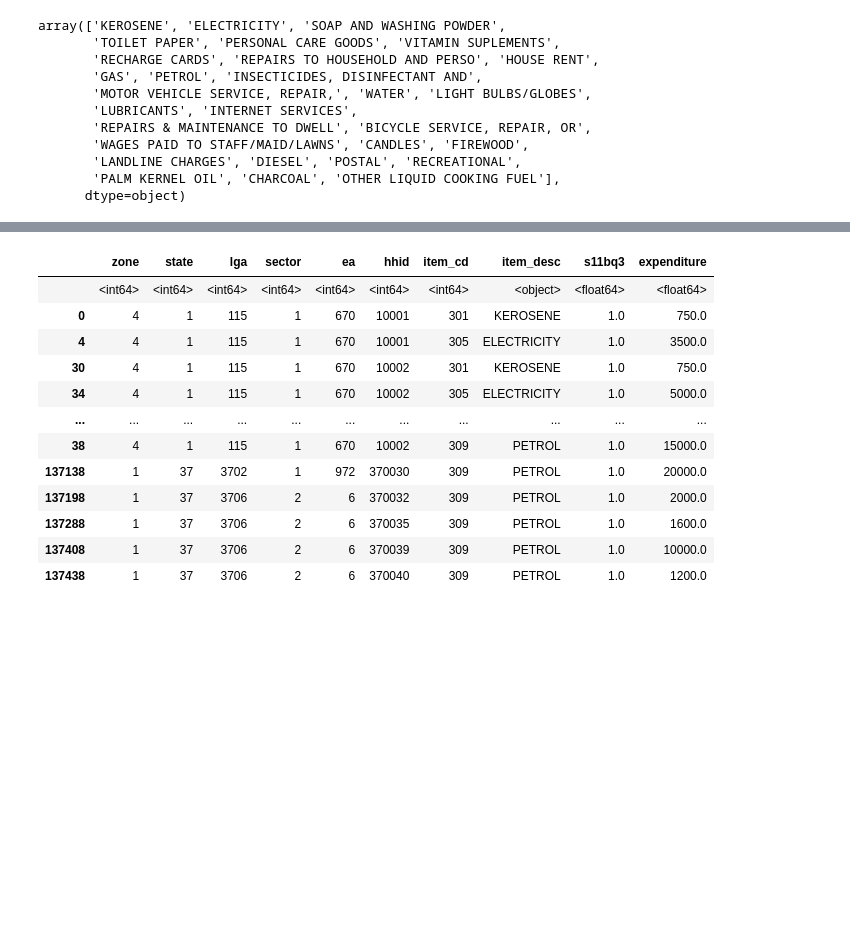
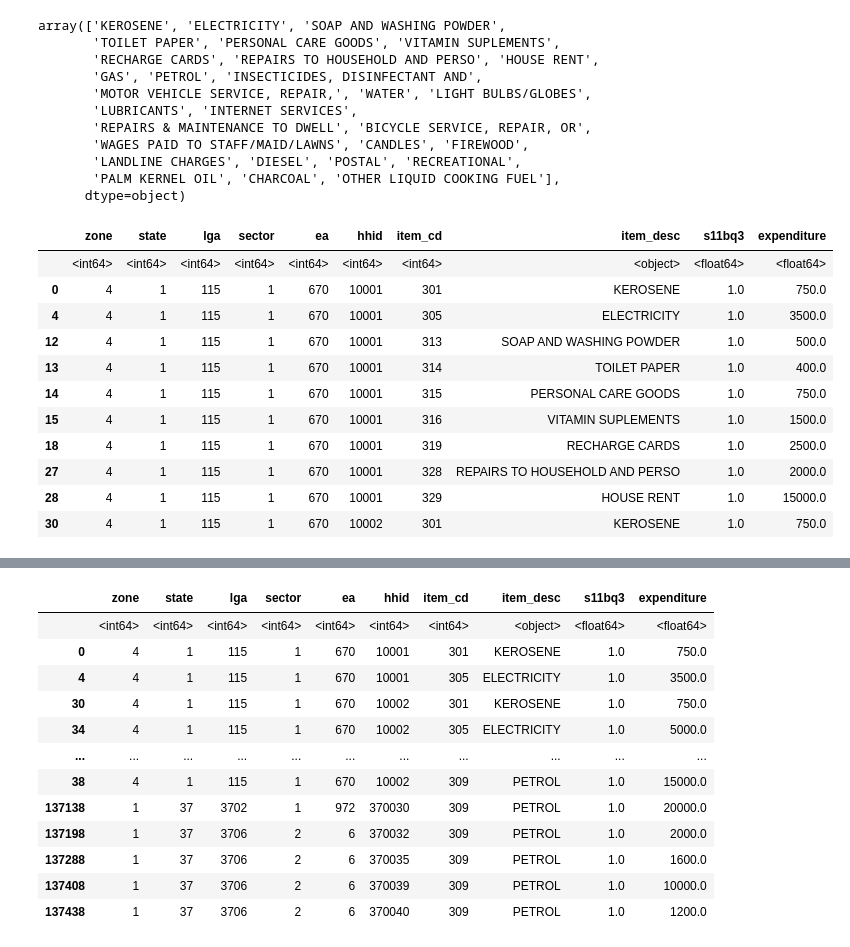
Before and after one commit to FlaviaMasese/Practice-Dash, a Jupyter notebook: Dash practice file.ipynb, the cells around one changed output, grey strips where cells are left out. Drawn from its saved outputs; the diff is of its cells as text; code cells hidden in the pictures; blank space fills up the shorter version.

```diff
--- a/Dash practice file.ipynb
+++ b/Dash practice file.ipynb
@@ -117,3 +117,21 @@ array(['KEROSENE', 'ELECTRICITY', 'SOAP AND WASHING POWDER',
        'LANDLINE CHARGES', 'DIESEL', 'POSTAL', 'RECREATIONAL',
        'PALM KERNEL OIL', 'CHARCOAL', 'OTHER LIQUID COOKING FUEL'],
       dtype=object)
+# %%
+#which Item uses the most expenditure
+LSMS1.groupby(
+    ['item_desc',])['expenditure'].agg([np.mean])
+LSMS1.head(10)
+# %% [output]
+|  | zone | state | lga | sector | ea | hhid | item_cd | item_desc | s11bq3 | expenditure |
+|  | <int64> | <int64> | <int64> | <int64> | <int64> | <int64> | <int64> | <object> | <float64> | <float64> |
+| 0 | 4 | 1 | 115 | 1 | 670 | 10001 | 301 | KEROSENE | 1.0 | 750.0 |
+| 4 | 4 | 1 | 115 | 1 | 670 | 10001 | 305 | ELECTRICITY | 1.0 | 3500.0 |
+| 12 | 4 | 1 | 115 | 1 | 670 | 10001 | 313 | SOAP AND WASHING POWDER | 1.0 | 500.0 |
+| 13 | 4 | 1 | 115 | 1 | 670 | 10001 | 314 | TOILET PAPER | 1.0 | 400.0 |
+| 14 | 4 | 1 | 115 | 1 | 670 | 10001 | 315 | PERSONAL CARE GOODS | 1.0 | 750.0 |
+| 15 | 4 | 1 | 115 | 1 | 670 | 10001 | 316 | VITAMIN SUPLEMENTS | 1.0 | 1500.0 |
+| 18 | 4 | 1 | 115 | 1 | 670 | 10001 | 319 | RECHARGE CARDS | 1.0 | 2500.0 |
+| 27 | 4 | 1 | 115 | 1 | 670 | 10001 | 328 | REPAIRS TO HOUSEHOLD AND PERSO | 1.0 | 2000.0 |
+| 28 | 4 | 1 | 115 | 1 | 670 | 10001 | 329 | HOUSE RENT | 1.0 | 15000.0 |
+| 30 | 4 | 1 | 115 | 1 | 670 | 10002 | 301 | KEROSENE | 1.0 | 750.0 |
```
Also changed, not shown: parts of 5 cells of this notebook, 1 other file.
